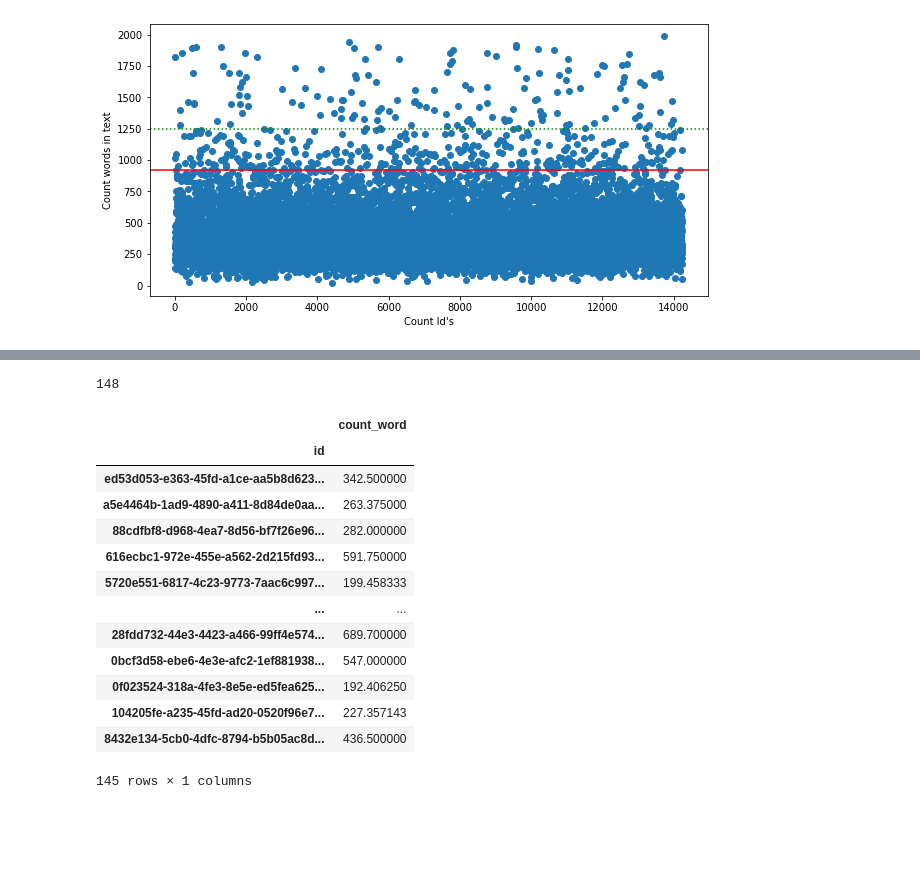
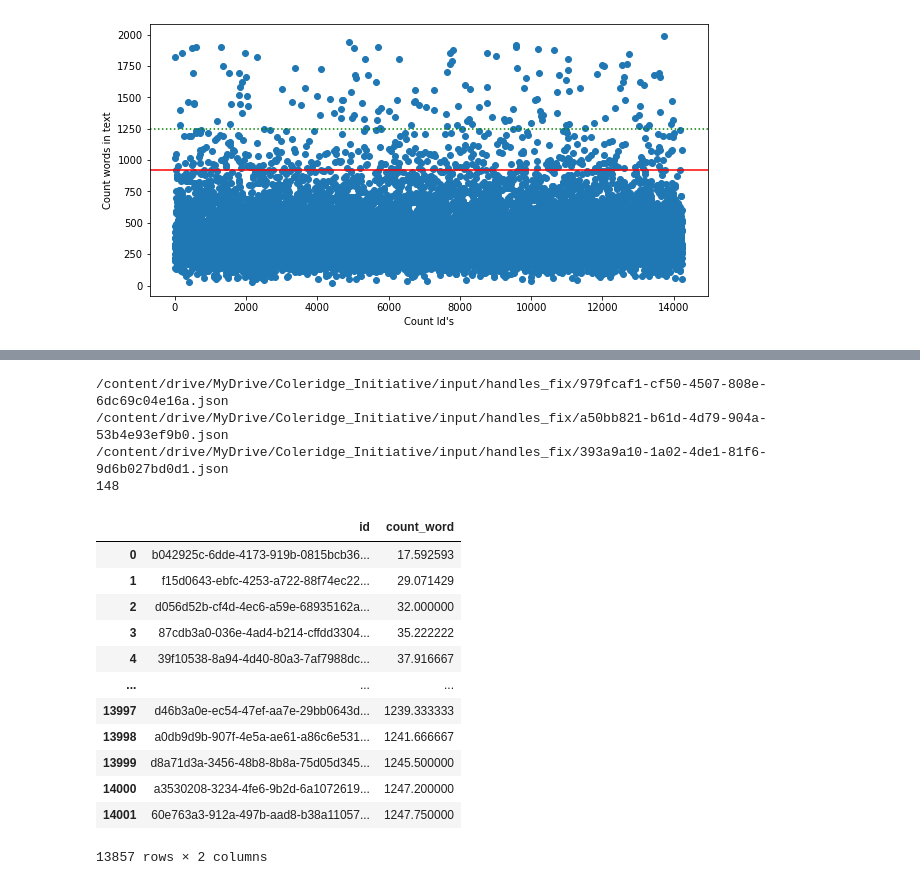
Before and after one commit to beifa/Coleridge_Initiative, a Jupyter notebook: notebook/handles_fix_error.ipynb, the cells around one changed output, grey strips where cells are left out. Drawn from its saved outputs; the diff is of its cells as text; code cells hidden in the pictures; blank space fills up the shorter version.

Commit message:
ends same fix, save 13857 Ids json

```diff
--- a/notebook/handles_fix_error.ipynb
+++ b/notebook/handles_fix_error.ipynb
@@ -4382,2 +4395,7 @@ a.to_csv(PATH + '/count_words.csv')
+# %%
+count_words = pd.read_csv(Path(PATH) / 'count_words.csv')
+count_words.drop(['Unnamed: 0'],axis =1, inplace=True)
+count_title = pd.read_csv(Path(PATH) / 'count_title.csv')
+count_title.drop(['Unnamed: 0'],axis =1, inplace=True)
 # %%
 plt.figure(figsize=(10, 5))
@@ -4455,3 +4412,8 @@ fix_data
+# %%
+# skip json with one title(blanc) and big text0 and drop smalest param
+count_words_drop = count_words.set_index('id').loc[count_title[count_title.count_title > 1]['id'].values]
+fix_data = count_words_drop[count_words_drop.count_word < 1250].sort_values(by = ['count_word'])
+fix_data
 # %%
 id_fix = []
 c = 0
@@ -4459,6 +4421,11 @@ for i in Path(PATH_SAVE).glob('*.*'):
     c+=1
     if i.name in fix_data.index:
         id_fix.append(i.name)
-print(c)
+    else:
+        print(i)
+print(c), len(id_fix)
 # %% [output]
+/content/drive/MyDrive/Coleridge_Initiative/input/handles_fix/979fcaf1-cf50-4507-808e-6dc69c04e16a.json
+/content/drive/MyDrive/Coleridge_Initiative/input/handles_fix/a50bb821-b61d-4d79-904a-53b4e93ef9b0.json
+/content/drive/MyDrive/Coleridge_Initiative/input/handles_fix/393a9a10-1a02-4de1-81f6-9d6b027bd0d1.json
 148
@@ -4465,17 +4434,16 @@ print(c)
 # %%
-fix_data.loc[id_fix]
+fix_data.reset_index().loc[~fix_data.reset_index()['id'].isin(id_fix)]
 # %% [output]
-|  | count_word |
-| id |  |
-| ed53d053-e363-45fd-a1ce-aa5b8d623... | 342.500000 |
-| a5e4464b-1ad9-4890-a411-8d84de0aa... | 263.375000 |
-| 88cdfbf8-d968-4ea7-8d56-bf7f26e96... | 282.000000 |
-| 616ecbc1-972e-455e-a562-2d215fd93... | 591.750000 |
-| 5720e551-6817-4c23-9773-7aac6c997... | 199.458333 |
-| ... | ... |
-| 28fdd732-44e3-4423-a466-99ff4e574... | 689.700000 |
-| 0bcf3d58-ebe6-4e3e-afc2-1ef881938... | 547.000000 |
-| 0f023524-318a-4fe3-8e5e-ed5fea625... | 192.406250 |
-| 104205fe-a235-45fd-ad20-0520f96e7... | 227.357143 |
-| 8432e134-5cb0-4dfc-8794-b5b05ac8d... | 436.500000 |
+|  | id | count_word |
+| 0 | b042925c-6dde-4173-919b-0815bcb36... | 17.592593 |
+| 1 | f15d0643-ebfc-4253-a722-88f74ec22... | 29.071429 |
+| 2 | d056d52b-cf4d-4ec6-a59e-68935162a... | 32.000000 |
+| 3 | 87cdb3a0-036e-4ad4-b214-cffdd3304... | 35.222222 |
+| 4 | 39f10538-8a94-4d40-80a3-7af7988dc... | 37.916667 |
+| ... | ... | ... |
+| 13997 | d46b3a0e-ec54-47ef-aa7e-29bb0643d... | 1239.333333 |
+| 13998 | a0db9d9b-907f-4e5a-ae61-a86c6e531... | 1241.666667 |
+| 13999 | d8a71d3a-3456-48b8-8b8a-75d05d345... | 1245.500000 |
+| 14000 | a3530208-3234-4fe6-9b2d-6a1072619... | 1247.200000 |
+| 14001 | 60e763a3-912a-497b-aad8-b38a11057... | 1247.750000 |
-145 rows × 1 columns
+13857 rows × 2 columns
```
Also changed, not shown: parts of 112 cells of this notebook.
